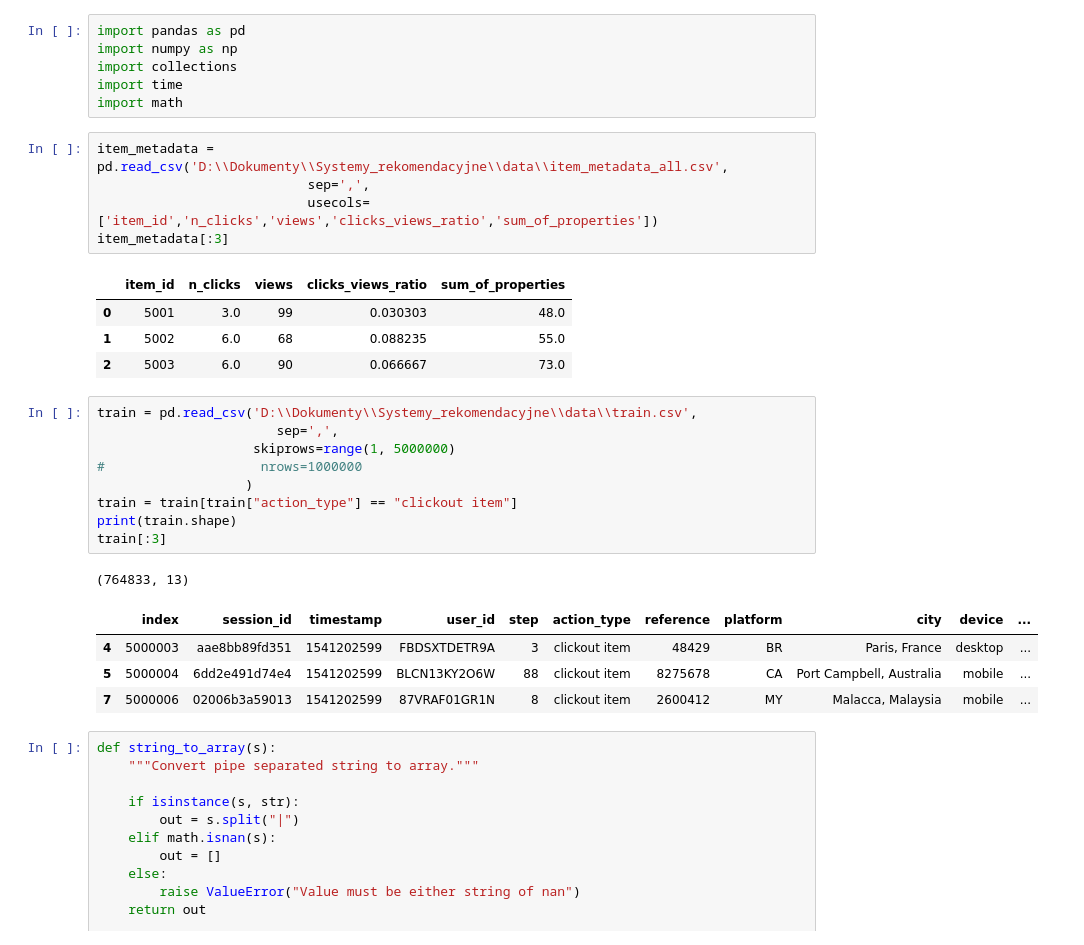
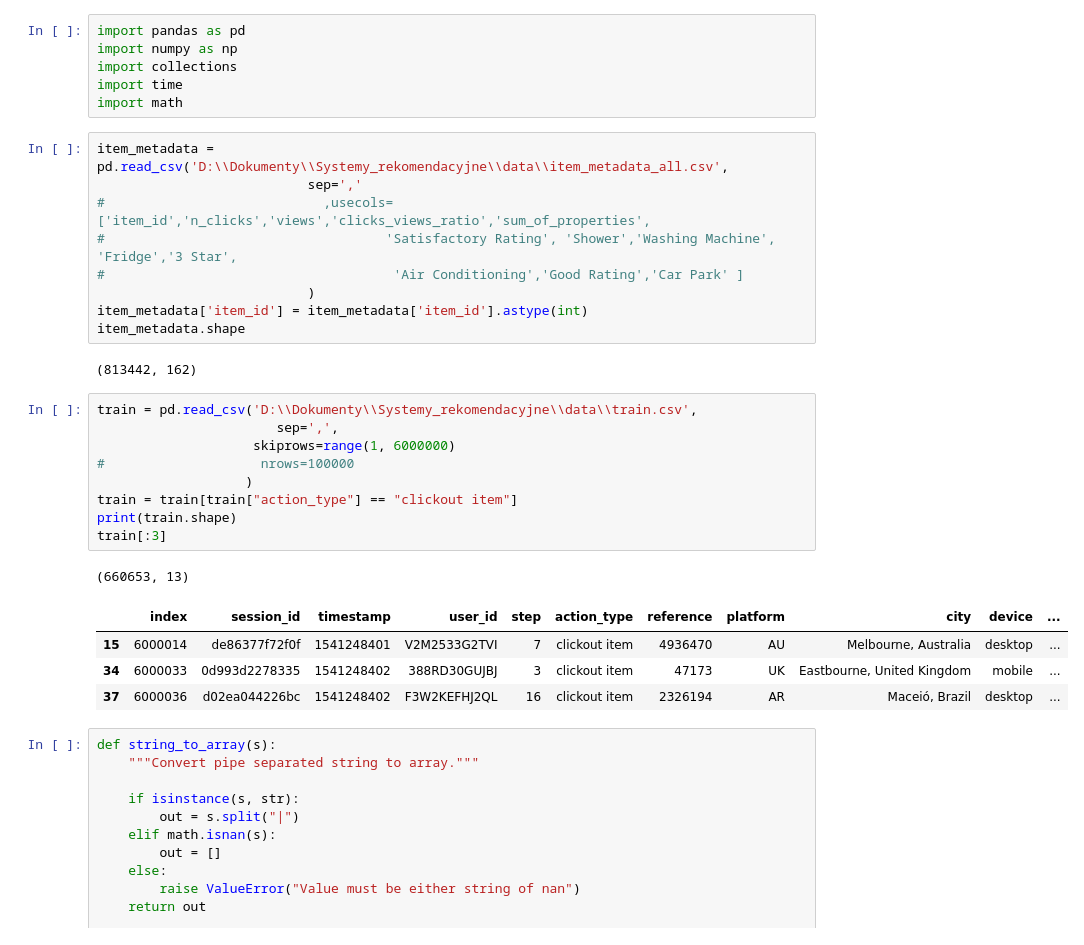
Before and after one commit to LiLatee/Systemy_rekomendacyjne, a Jupyter notebook: ML without group features.ipynb, the cells around one changed output. Cells and saved outputs as stored; diff of their text form.

```diff
--- a/ML without group features.ipynb
+++ b/ML without group features.ipynb
@@ -6,29 +6,30 @@ import time
 import math
 # %%
 item_metadata = pd.read_csv('D:\\Dokumenty\\Systemy_rekomendacyjne\\data\\item_metadata_all.csv',
-                           sep=',',
-                           usecols=['item_id','n_clicks','views','clicks_views_ratio','sum_of_properties'])
-item_metadata[:3]
+                           sep=','
+#                            ,usecols=['item_id','n_clicks','views','clicks_views_ratio','sum_of_properties',
+#                                    'Satisfactory Rating', 'Shower','Washing Machine', 'Fridge','3 Star',
+#                                     'Air Conditioning','Good Rating','Car Park' ]
+                           )
+item_metadata['item_id'] = item_metadata['item_id'].astype(int)
+item_metadata.shape
 # %% [output]
-|  | item_id | n_clicks | views | clicks_views_ratio | sum_of_properties |
-| 0 | 5001 | 3.0 | 99 | 0.030303 | 48.0 |
-| 1 | 5002 | 6.0 | 68 | 0.088235 | 55.0 |
-| 2 | 5003 | 6.0 | 90 | 0.066667 | 73.0 |
+(813442, 162)
 # %%
 train = pd.read_csv('D:\\Dokumenty\\Systemy_rekomendacyjne\\data\\train.csv',
                        sep=',',
-                    skiprows=range(1, 5000000)
-#                    nrows=1000000
+                    skiprows=range(1, 6000000)
+#                    nrows=100000
                    )
 train = train[train["action_type"] == "clickout item"]
 print(train.shape)
 train[:3]
 # %% [output]
-(764833, 13)
+(660653, 13)
 |  | index | session_id | timestamp | user_id | step | action_type | reference | platform | city | device | ... |
-| 4 | 5000003 | aae8bb89fd351 | 1541202599 | FBDSXTDETR9A | 3 | clickout item | 48429 | BR | Paris, France | desktop | ... |
-| 5 | 5000004 | 6dd2e491d74e4 | 1541202599 | BLCN13KY2O6W | 88 | clickout item | 8275678 | CA | Port Campbell, Australia | mobile | ... |
-| 7 | 5000006 | 02006b3a59013 | 1541202599 | 87VRAF01GR1N | 8 | clickout item | 2600412 | MY | Malacca, Malaysia | mobile | ... |
+| 15 | 6000014 | de86377f72f0f | 1541248401 | V2M2533G2TVI | 7 | clickout item | 4936470 | AU | Melbourne, Australia | desktop | ... |
+| 34 | 6000033 | 0d993d2278335 | 1541248402 | 388RD30GUJBJ | 3 | clickout item | 47173 | UK | Eastbourne, United Kingdom | mobile | ... |
+| 37 | 6000036 | d02ea044226bc | 1541248402 | F3W2KEFHJ2QL | 16 | clickout item | 2326194 | AR | Maceió, Brazil | desktop | ... |
 # %%
 def string_to_array(s):
     """Convert pipe separated string to array."""
```
Also changed, not shown: parts of 34 cells of this notebook, 2 other files.
